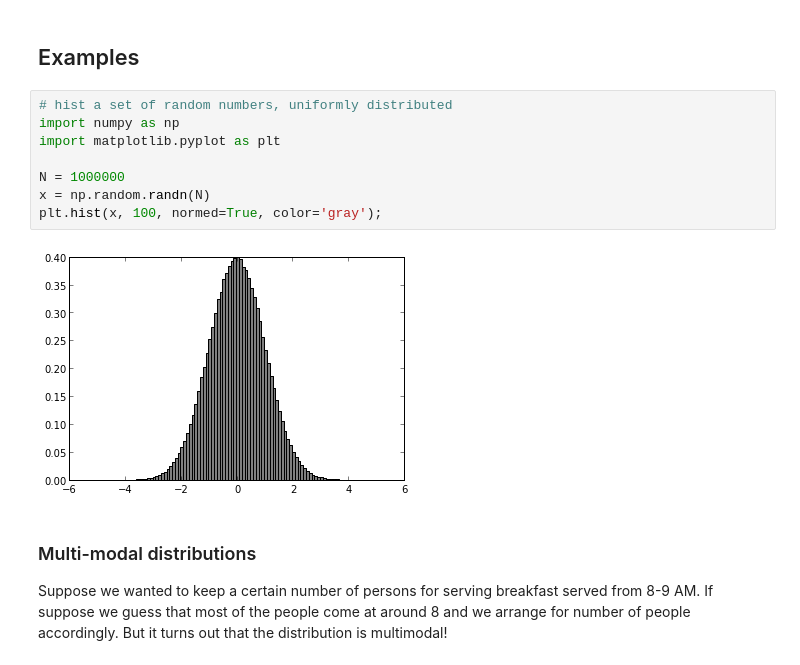
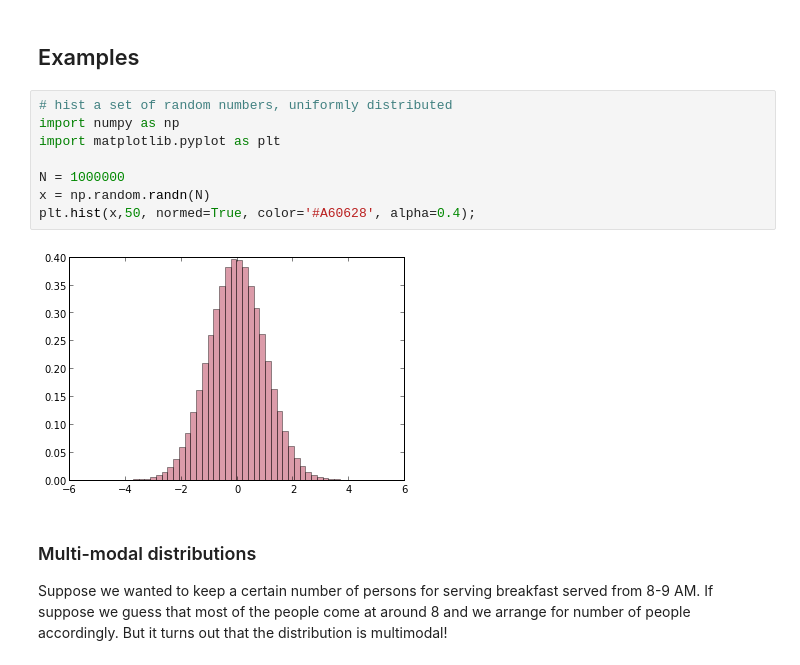
Before and after one commit to rajeshrinet/compPhy, a Jupyter notebook: Notebooks/DataAnalysis.ipynb, the cells around one changed output. Cells and saved outputs as stored; diff of their text form.

```diff
--- a/Notebooks/DataAnalysis.ipynb
+++ b/Notebooks/DataAnalysis.ipynb
@@ -192,13 +214,13 @@ The true value of population can  only reached if one takes a [bigger sample siz
 # %%
 # hist a set of random numbers, uniformly distributed
 import numpy as np
 import matplotlib.pyplot as plt
 
 N = 1000000
 x = np.random.randn(N)
-plt.hist(x, 100, normed=True, color='gray');
+plt.hist(x,50, normed=True, color='#A60628', alpha=0.4);
 # %% [output]
-[figure, old version]
+[figure, new version]
 # %% [markdown]
 ### Multi-modal distributions
 Suppose we wanted to keep a certain number of persons for serving breakfast served from 8-9 AM. If suppose we guess that most of the people come at around 8 and we arrange for number of people accordingly. But it turns out that the distribution is multimodal!
```
Also changed, not shown: parts of 16 cells of this notebook.
